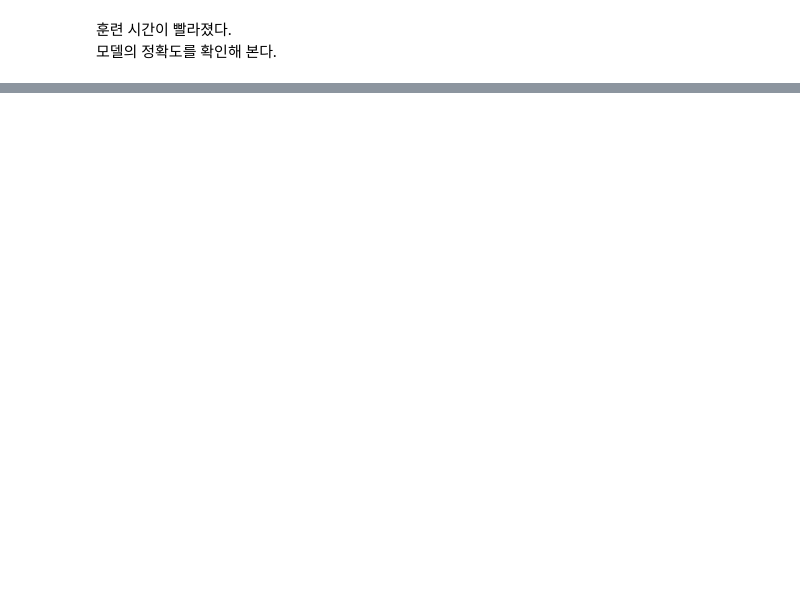
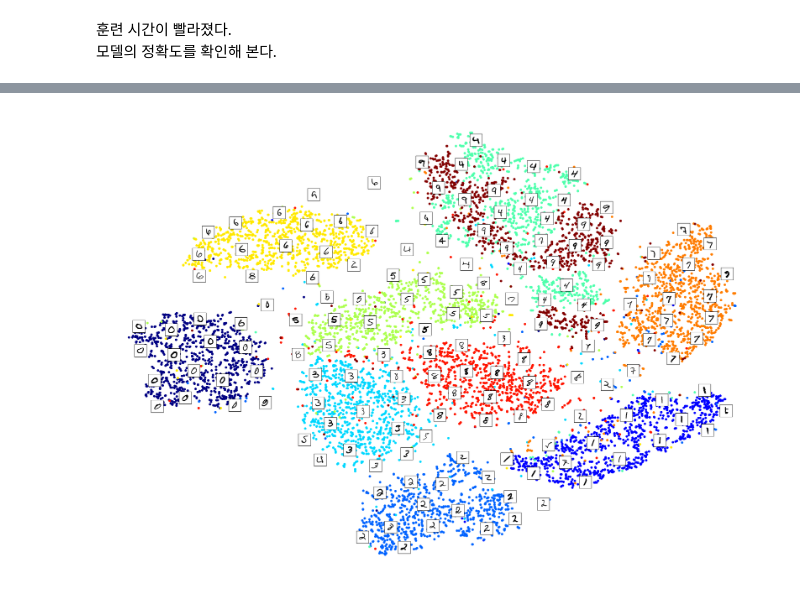
Before and after one commit to kxdah/HandsOnML, a Jupyter notebook: 08_dimensionality_reduction.ipynb, the cells around one changed output, grey strips where cells are left out. Cells and saved outputs as stored; diff of their text form; code cells hidden in the pictures; blank space fills up the shorter version.

```diff
--- a/08_dimensionality_reduction.ipynb
+++ b/08_dimensionality_reduction.ipynb
@@ -1070,0 +1087,4 @@ plt.show()
+# %%
+plot_digits(X_reduced, y, images=X, figsize=(35, 25))
+# %% [output]
+[figure, added]
```
Also changed, not shown: parts of 88 cells of this notebook.
